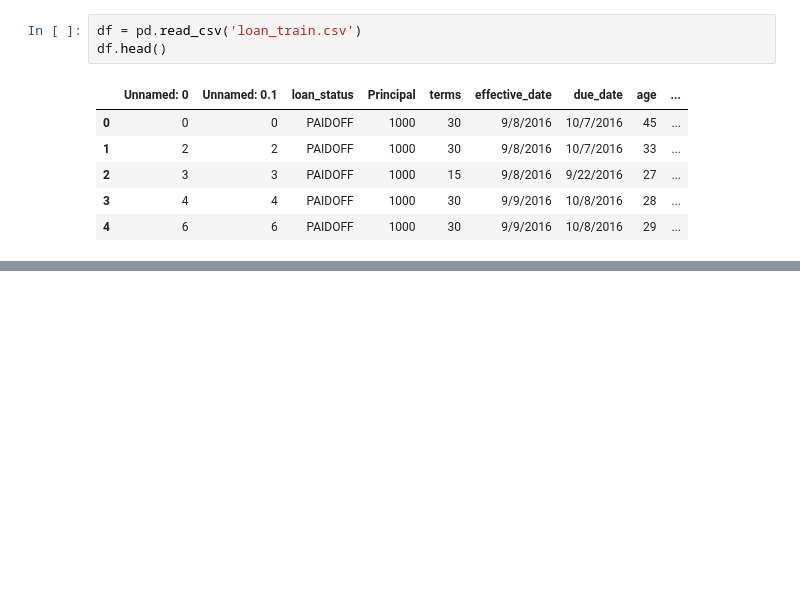
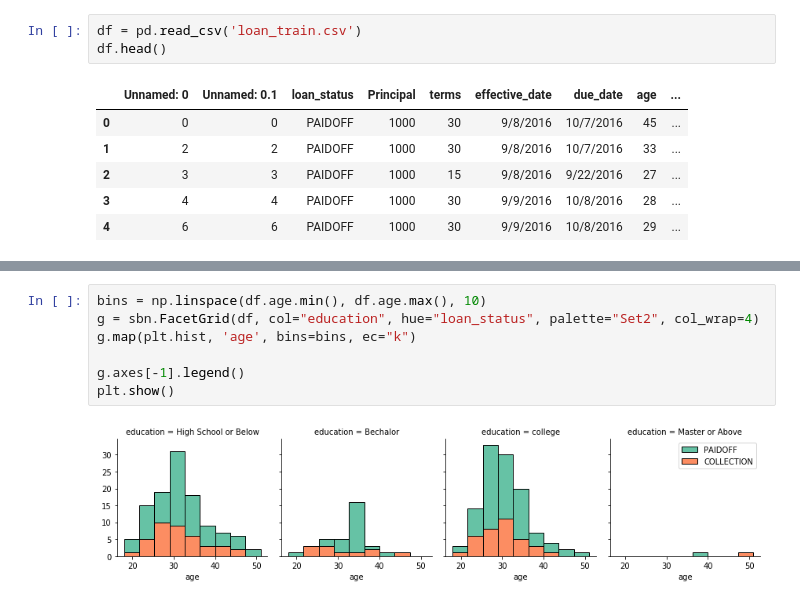
Before and after one commit to Priyanka1994/CourseCapstoneProject, a Jupyter notebook: Capstone_intro_notebook.ipynb, the cells around one changed output, grey strips where cells are left out. Drawn from its saved outputs; the diff is of its cells as text; blank space fills up the shorter version.

```diff
--- a/Capstone_intro_notebook.ipynb
+++ b/Capstone_intro_notebook.ipynb
@@ -34,0 +59,9 @@ df.head()
+# %%
+bins = np.linspace(df.age.min(), df.age.max(), 10)
+g = sbn.FacetGrid(df, col="education", hue="loan_status", palette="Set2", col_wrap=4)
+g.map(plt.hist, 'age', bins=bins, ec="k")
+
+g.axes[-1].legend()
+plt.show()
+# %% [output]
+[figure, added]
```
Also changed, not shown: parts of 25 cells of this notebook.
